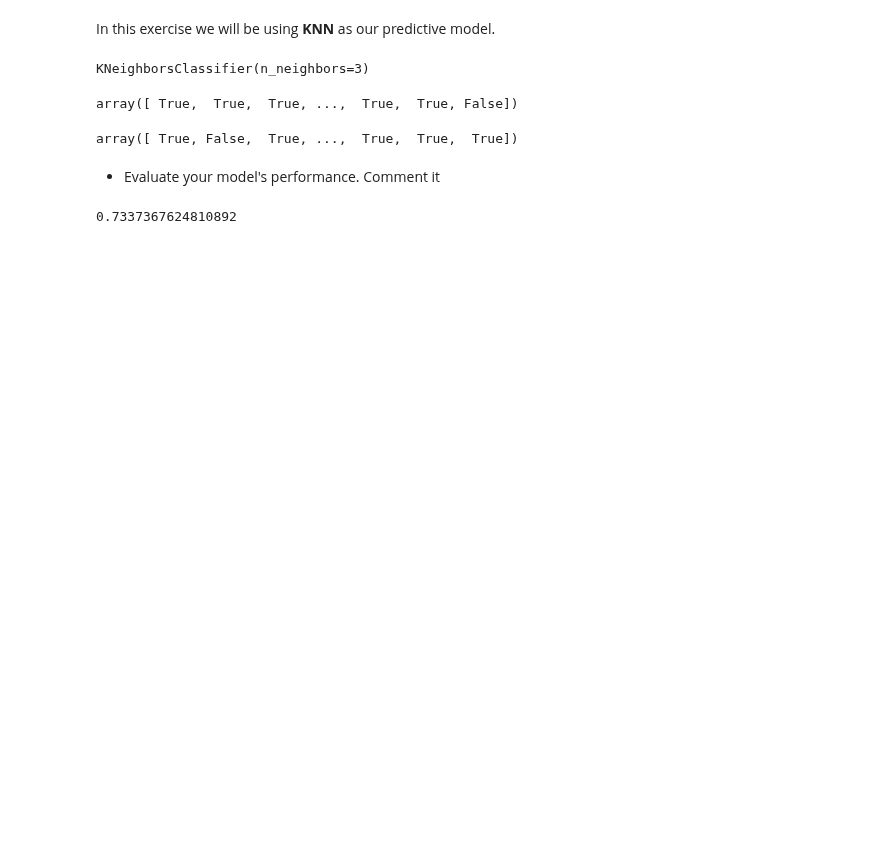
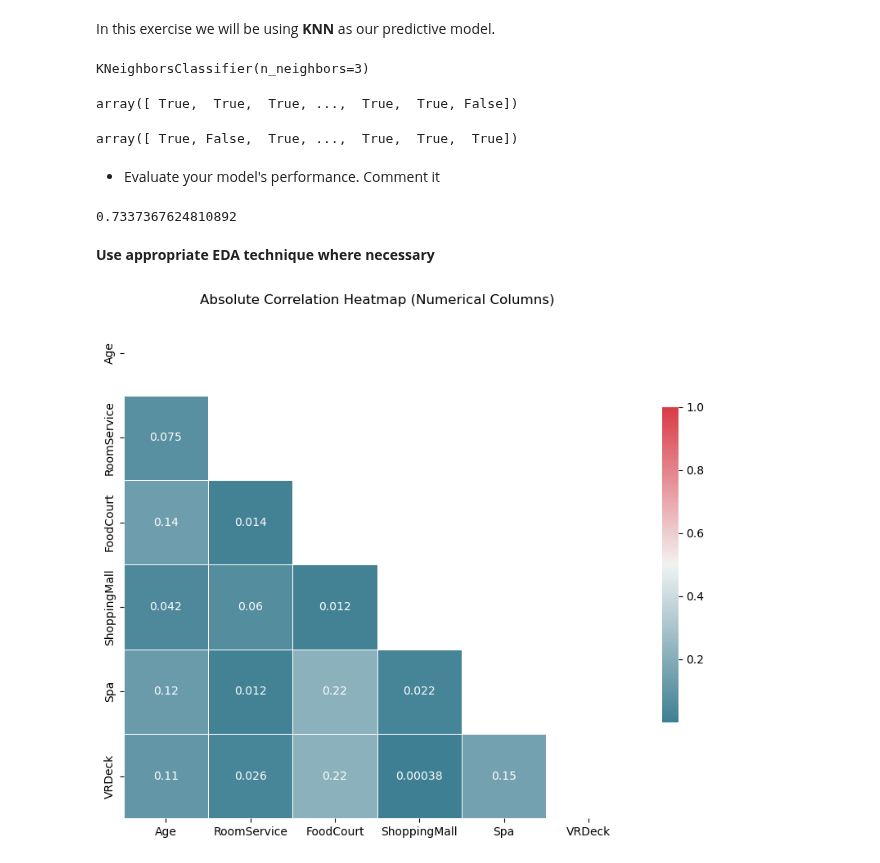
Before and after one commit to 10197jsg/lab-feature-engineering, a Jupyter notebook: lab-feature_eng.ipynb, the cells around one changed output. Drawn from its saved outputs; the diff is of its cells as text; code cells hidden in the pictures; blank space fills up the shorter version.

```diff
--- a/lab-feature_eng.ipynb
+++ b/lab-feature_eng.ipynb
@@ -89,0 +94,5 @@ print(spaceship_cleaned.shape)
+# %%
+num_columns = spaceship.select_dtypes(include=['float64', 'int64']).columns
+null_values = spaceship[num_columns].isnull().sum()
+
+print(null_values)
@@ -197,3 +214,35 @@ array([ True, False,  True, ...,  True,  True,  True])
 knn.score(x_test, y_test)
 # %% [output]
 0.7337367624810892
+# %% [markdown]
+**Use appropriate EDA technique where necessary**
+# %%
+# compute absolute correlation
+corr = np.abs(spaceship_cleaned[num_columns].corr())
+
+# Set up mask for triangle representation
+mask = np.zeros_like(corr, dtype=bool)
+mask[np.triu_indices_from(mask)] = True
+
+# Set up the matplotlib figure
+f, ax = plt.subplots(figsize=(10, 10))
+
+# Custom diverging colormap
+cmap = sns.diverging_palette(220, 10, as_cmap=True)
+
+# Draw the heatmap
+sns.heatmap(
+    corr,
+    mask=mask,
+    cmap=cmap,
+    vmax=1,
+    square=True,
+    linewidths=0.5,
+    cbar_kws={"shrink": 0.5},
+    annot=True
+)
+
+plt.title("Absolute Correlation Heatmap (Numerical Columns)")
+plt.show()
+# %% [output]
+[figure, added]
```
Also changed, not shown: parts of 3 cells of this notebook.
